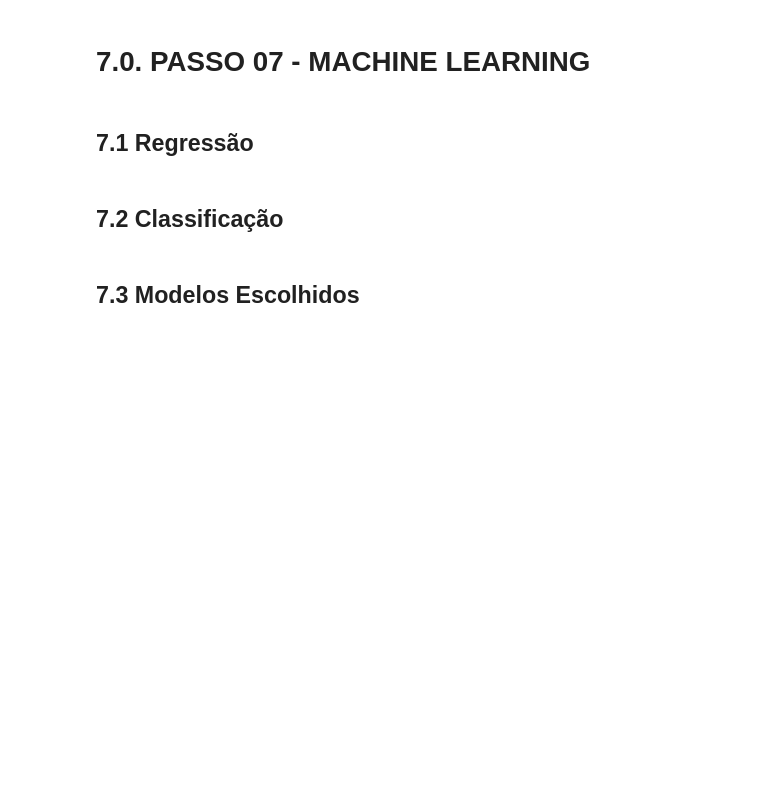
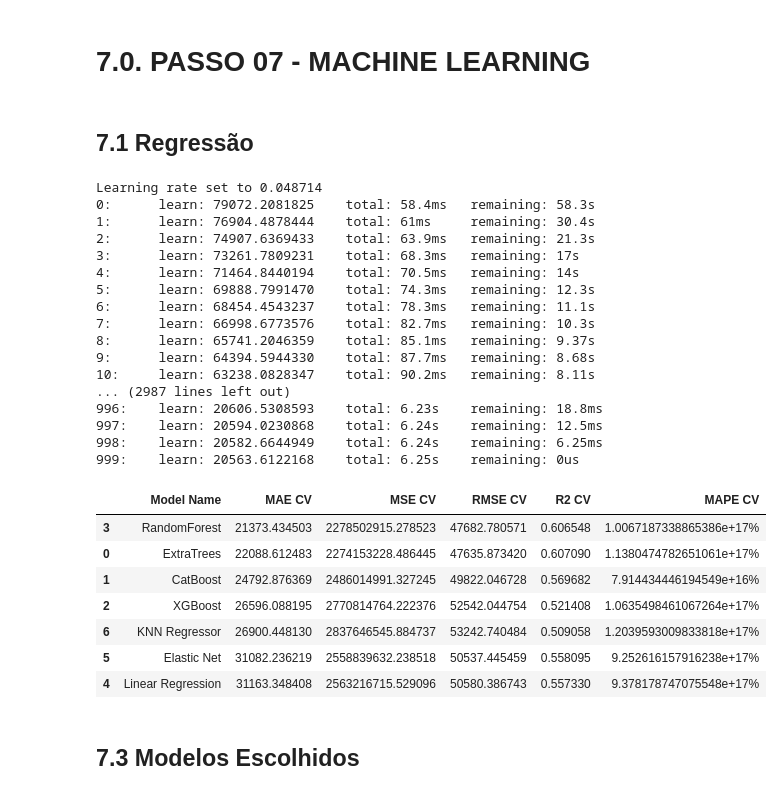
Before and after one commit to TiagoTBarreto/hackday, a Jupyter notebook: modelo_hackday.ipynb, the cells around one changed output. Saved outputs shown, nothing was run; the diff lists cells and outputs as text; code cells hidden in the pictures; blank space fills up the shorter version.

```diff
--- a/modelo_hackday.ipynb
+++ b/modelo_hackday.ipynb
@@ -331,4 +348,24 @@ dtype: int64
+# %%
+for coluna in cat_attributes.columns:
+    # Substituir 'indisponivel' e vazio por 0 na coluna atual
+    df1[coluna] = df1[coluna].replace(['indisponivel', ''], 0)
+
+for coluna in cat_attributes.columns:
+    # Converter a coluna para strings, se não for uma string
+    df1[coluna] = df1[coluna].astype(str)
+    # Substituir vírgulas por pontos na coluna atual
+    df1[coluna] = df1[coluna].str.replace(',', '.')
 # %% [markdown]
 ## 1.5. Change Data Types
+# %%
+for coluna in lista_int:
+    # Substituir 'indisponivel' e vazio por 0 na coluna atual
+    df1[coluna] = df1[coluna].astype(int)
+
+for coluna in lista_float:
+    # Substituir 'indisponivel' e vazio por 0 na coluna atual
+    df1[coluna] = df1[coluna].astype(float)
+
+df1['date'] = pd.to_datetime(df1['date'])
 # %% [markdown]
 ## 1.6 Descriptive Statistics
@@ -780,3 +806,12 @@ x_train, x_test, y_train, y_test = train_test_split(X, y, test_size=0.2, random_
+# %%
+df_teste = df4[df4['date'] >= '2019-11-23'].fillna(0).copy().reset_index()
+df5 = df4[df4['date'] < '2019-11-23'].fillna(0).copy().reset_index()
+# %%
+x_train = df5.drop(columns=['date','status', 'id', 'casos de dengue'], axis = 1)
+y_train = df5['casos de dengue'].copy()
+
+x_test = df_teste.drop(columns=['date','status', 'id', 'casos de dengue'], axis = 1)
+y_test = df_teste['casos de dengue'].copy()
 # %% [markdown]
 ## 5.2 Normalizacao
 # %% [markdown]
@@ -913,17 +937,41 @@ df7 = df6.copy()
 # %%
 random_state = 42  # ou qualquer outro valor de sua escolha
 
 models = {
     'ExtraTrees': ExtraTreesRegressor(random_state=random_state, n_jobs=-1),
     'CatBoost': CatBoostRegressor(random_state=random_state),
     'XGBoost': XGBRegressor(random_state=random_state, n_jobs=-1),
     'RandomForest': RandomForestRegressor(random_state=random_state, n_jobs=-1),
     'Linear Regression': LinearRegression(n_jobs=-1),
     'Elastic Net': ElasticNet(random_state=random_state),
     'KNN Regressor': KNeighborsRegressor( n_jobs=-1),
 }
 
-results = ts_cross_validation(x_training, y_training, models, k_splits=3)
+results = ts_cross_validation(x_train, y_train, models, k_splits=3)
 results
+# %% [output]
+Learning rate set to 0.048714
+0:      learn: 79072.2081825    total: 58.4ms   remaining: 58.3s
+1:      learn: 76904.4878444    total: 61ms     remaining: 30.4s
+2:      learn: 74907.6369433    total: 63.9ms   remaining: 21.3s
+3:      learn: 73261.7809231    total: 68.3ms   remaining: 17s
+4:      learn: 71464.8440194    total: 70.5ms   remaining: 14s
+5:      learn: 69888.7991470    total: 74.3ms   remaining: 12.3s
+6:      learn: 68454.4543237    total: 78.3ms   remaining: 11.1s
+7:      learn: 66998.6773576    total: 82.7ms   remaining: 10.3s
+8:      learn: 65741.2046359    total: 85.1ms   remaining: 9.37s
+9:      learn: 64394.5944330    total: 87.7ms   remaining: 8.68s
+10:     learn: 63238.0828347    total: 90.2ms   remaining: 8.11s
+... (2987 lines left out)
+996:    learn: 20606.5308593    total: 6.23s    remaining: 18.8ms
+997:    learn: 20594.0230868    total: 6.24s    remaining: 12.5ms
+998:    learn: 20582.6644949    total: 6.24s    remaining: 6.25ms
+999:    learn: 20563.6122168    total: 6.25s    remaining: 0us
+|  | Model Name | MAE CV | MSE CV | RMSE CV | R2 CV | MAPE CV |
+| 3 | RandomForest | 21373.434503 | 2278502915.278523 | 47682.780571 | 0.606548 | 1.0067187338865386e+17% |
+| 0 | ExtraTrees | 22088.612483 | 2274153228.486445 | 47635.873420 | 0.607090 | 1.1380474782651061e+17% |
+| 1 | CatBoost | 24792.876369 | 2486014991.327245 | 49822.046728 | 0.569682 | 7.914434446194549e+16% |
+| 2 | XGBoost | 26596.088195 | 2770814764.222376 | 52542.044754 | 0.521408 | 1.0635498461067264e+17% |
+| 6 | KNN Regressor | 26900.448130 | 2837646545.884737 | 53242.740484 | 0.509058 | 1.2039593009833818e+17% |
+| 5 | Elastic Net | 31082.236219 | 2558839632.238518 | 50537.445459 | 0.558095 | 9.252616157916238e+17% |
+| 4 | Linear Regression | 31163.348408 | 2563216715.529096 | 50580.386743 | 0.557330 | 9.378178747075548e+17% |
-# %% [markdown]
-## 7.2 Classificação
```
Also changed, not shown: parts of 25 cells of this notebook, 5 other files.
